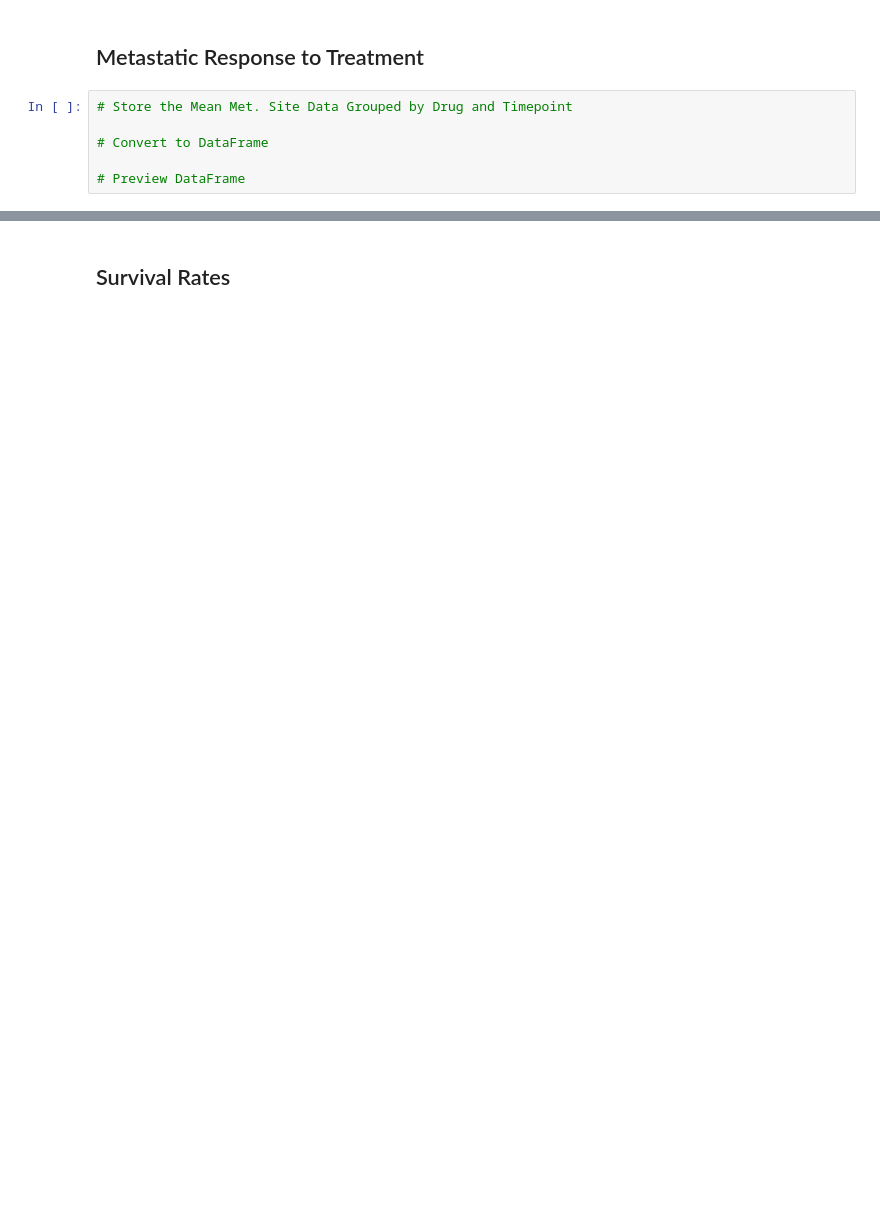
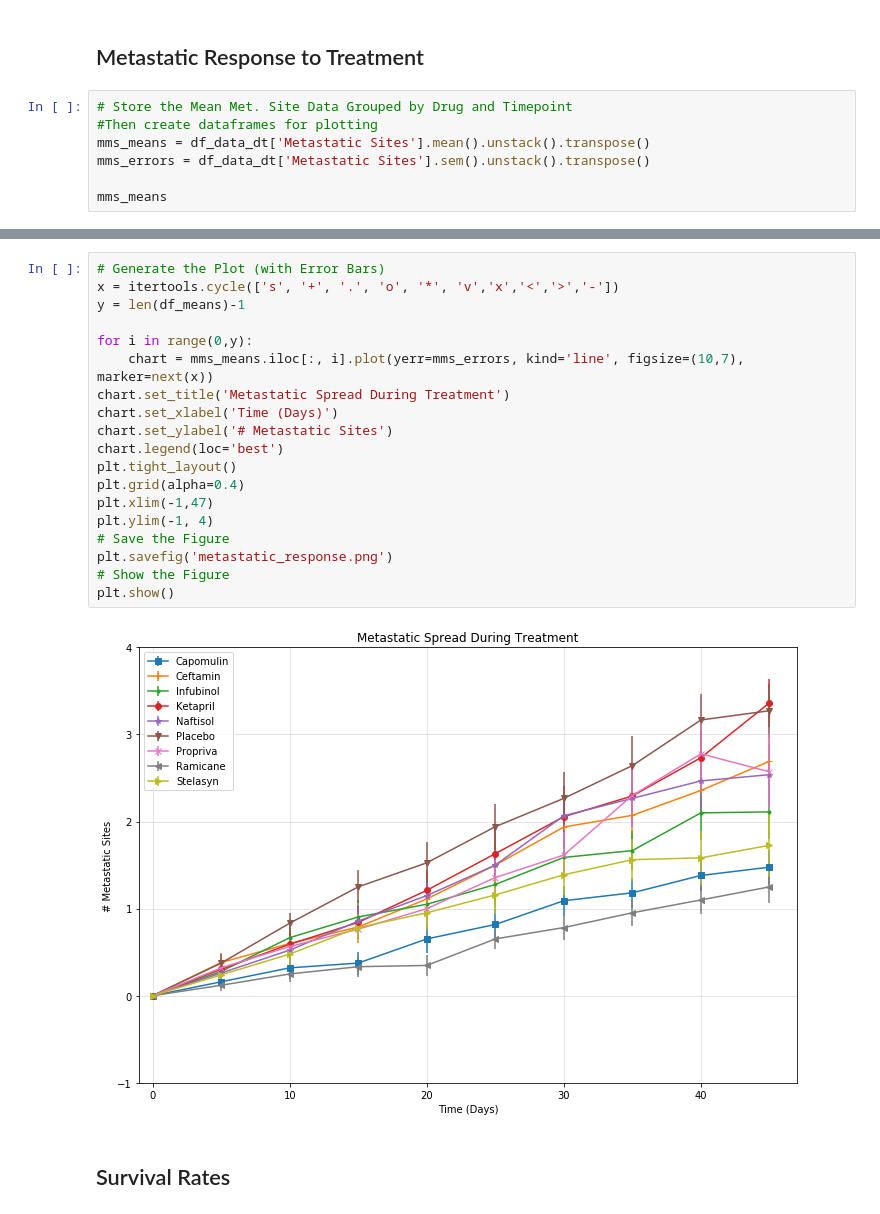
Before and after one commit to lweislo/Homework-5, a Jupyter notebook: weislo-homework5.ipynb, the cells around one changed output, grey strips where cells are left out. Cells and saved outputs as stored; diff of their text form; blank space fills up the shorter version.

```diff
--- a/weislo-homework5.ipynb
+++ b/weislo-homework5.ipynb
@@ -80,7 +86,8 @@ plt.show()
 ## Metastatic Response to Treatment
 # %%
 # Store the Mean Met. Site Data Grouped by Drug and Timepoint
+#Then create dataframes for plotting
+mms_means = df_data_dt['Metastatic Sites'].mean().unstack().transpose()
+mms_errors = df_data_dt['Metastatic Sites'].sem().unstack().transpose()
 
-# Convert to DataFrame
-
-# Preview DataFrame
+mms_means
@@ -133,3 +107,24 @@ plt.show()
+# %%
+# Generate the Plot (with Error Bars)
+x = itertools.cycle(['s', '+', '.', 'o', '*', 'v','x','<','>','-'])
+y = len(df_means)-1
+
+for i in range(0,y):
+    chart = mms_means.iloc[:, i].plot(yerr=mms_errors, kind='line', figsize=(10,7), marker=next(x))
+chart.set_title('Metastatic Spread During Treatment')
+chart.set_xlabel('Time (Days)')
+chart.set_ylabel('# Metastatic Sites')
+chart.legend(loc='best')
+plt.tight_layout()
+plt.grid(alpha=0.4)
+plt.xlim(-1,47)
+plt.ylim(-1, 4)
+# Save the Figure
+plt.savefig('metastatic_response.png')
+# Show the Figure
+plt.show()
+# %% [output]
+[figure, added]
 # %% [markdown]
 ## Survival Rates
 # %%
```
Also changed, not shown: parts of 26 cells of this notebook.
